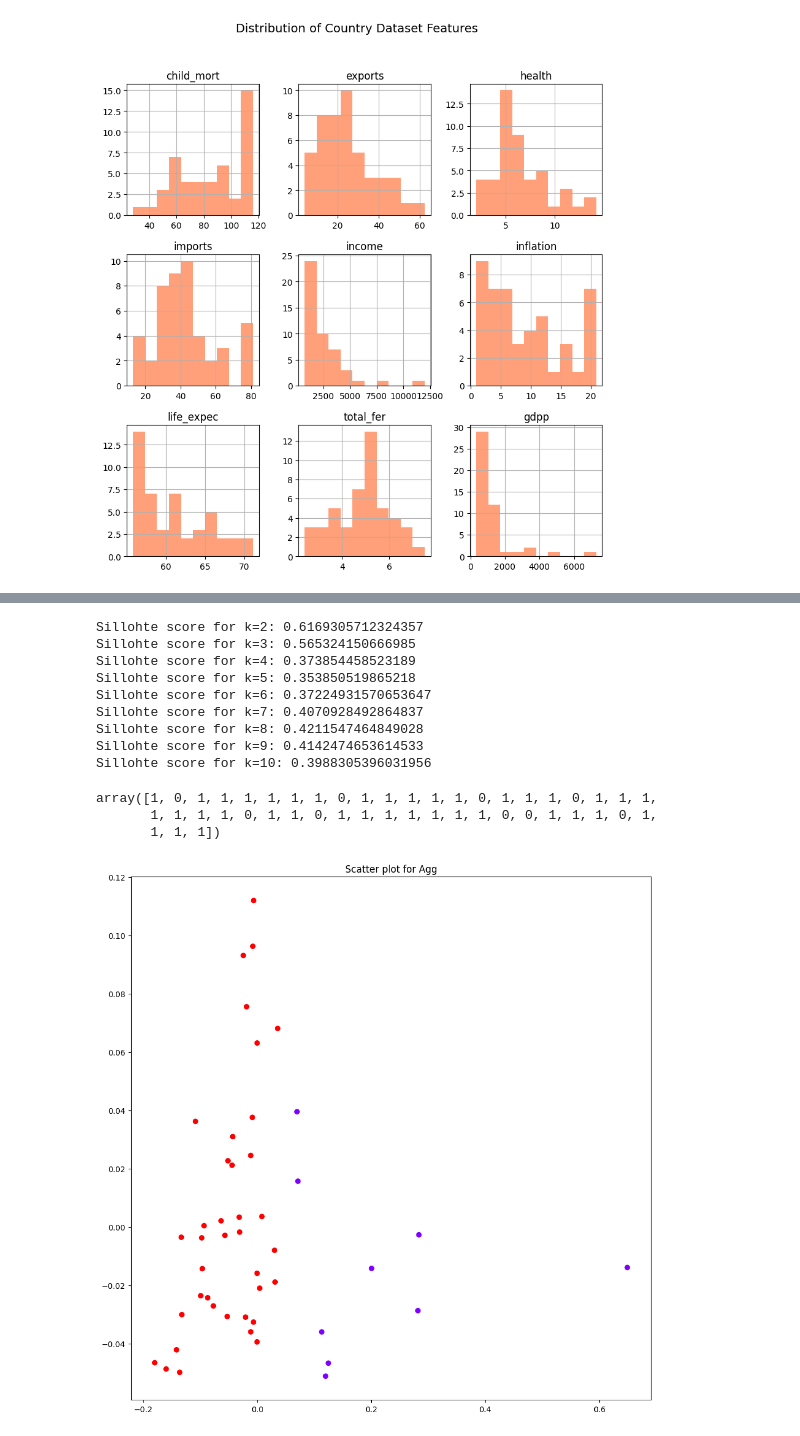
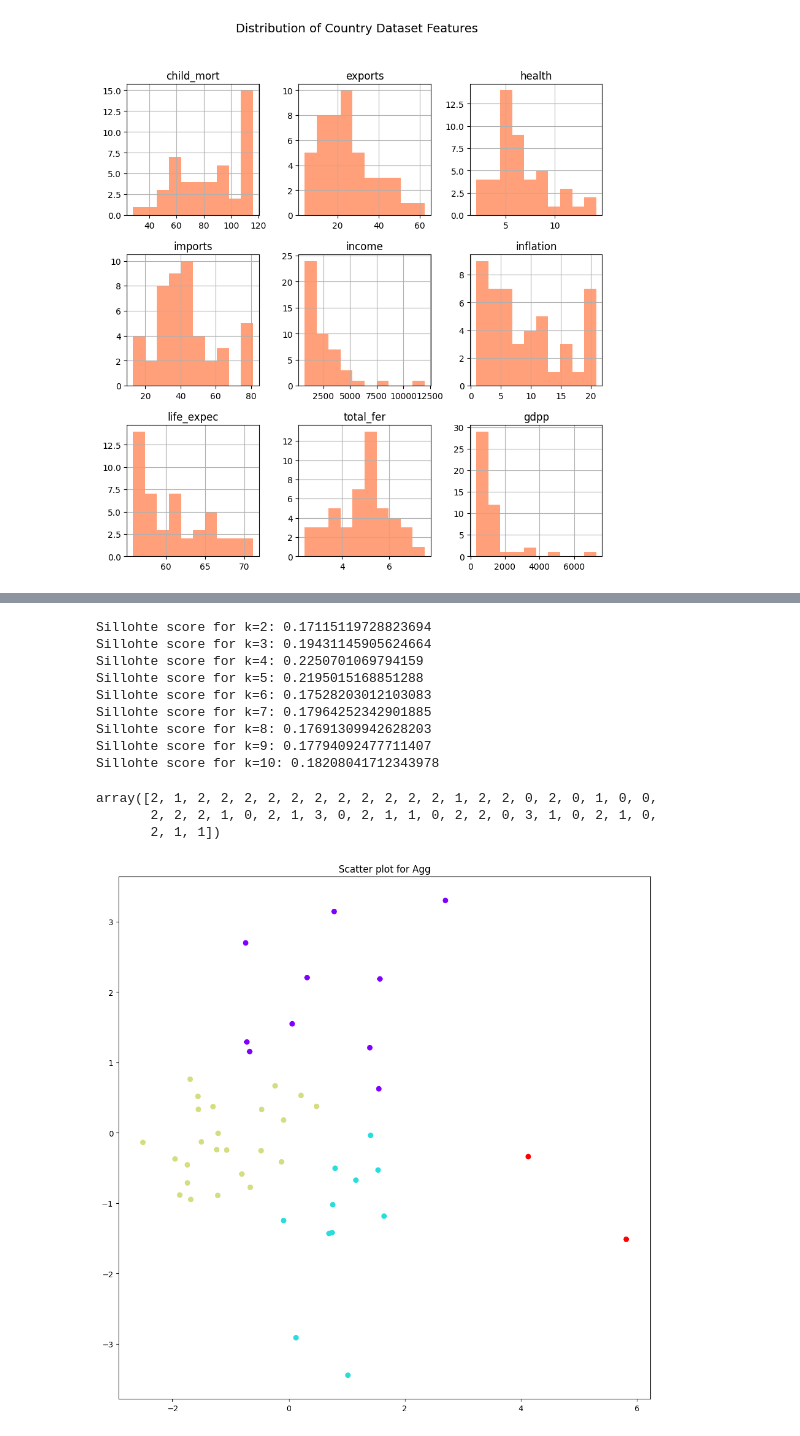
Before and after one commit to bytesbyt/ds_help_country, a Jupyter notebook: country.ipynb, the cells around one changed output, grey strips where cells are left out. Saved outputs shown, nothing was run; the diff lists cells and outputs as text; code cells hidden in the pictures.

Commit message:
Update hierartical cluster

```diff
--- a/country.ipynb
+++ b/country.ipynb
@@ -525,7 +534,9 @@ Hierartical Cluster of Cluster 1
 # %%
-# standardising the data
+# Standardising the data
+scaler = StandardScaler()
+
 features1 = cluster_1_df[['child_mort', 'exports', 'health', 'imports', 'income', 'inflation', 'life_expec', 'total_fer', 'gdpp']]
-data_norm = normalize(features1)
+data_norm = scaler.fit_transform(features1)
 data_norm = pd.DataFrame(data_norm, columns=features1.columns)
 data_norm.head()
 # %% [output]
@@ -560,34 +571,34 @@ for k in k_range:
     sil_score.append(score)
     print(f'Sillohte score for k={k}: {score}')
 # %% [output]
-Sillohte score for k=2: 0.6169305712324357
-Sillohte score for k=3: 0.565324150666985
-Sillohte score for k=4: 0.373854458523189
-Sillohte score for k=5: 0.353850519865218
-Sillohte score for k=6: 0.37224931570653647
-Sillohte score for k=7: 0.4070928492864837
-Sillohte score for k=8: 0.4211547464849028
-Sillohte score for k=9: 0.4142474653614533
-Sillohte score for k=10: 0.3988305396031956
+Sillohte score for k=2: 0.17115119728823694
+Sillohte score for k=3: 0.19431145905624664
+Sillohte score for k=4: 0.2250701069794159
+Sillohte score for k=5: 0.2195015168851288
+Sillohte score for k=6: 0.17528203012103083
+Sillohte score for k=7: 0.17964252342901885
+Sillohte score for k=8: 0.17691309942628203
+Sillohte score for k=9: 0.17794092477711407
+Sillohte score for k=10: 0.18208041712343978
 # %%
-# dimensionality reduction
+# Dimensionality reduction
 pca = PCA(n_components=2)
-reduced_data = pca.fit_transform(data_norm)
+reduced_data2 = pca.fit_transform(data_norm)
 # %%
-# agglomerative clustering
-clus = AgglomerativeClustering(n_clusters=2, metric= 'euclidean', linkage='ward')
-now = clus.fit_predict(reduced_data)
+# Agglomerative clustering
+clus = AgglomerativeClustering(n_clusters=4, metric= 'euclidean', linkage='ward')
+y_predicted2 = clus.fit_predict(reduced_data2)
-# %%
-now
-# %% [output]
-array([1, 0, 1, 1, 1, 1, 1, 1, 0, 1, 1, 1, 1, 1, 0, 1, 1, 1, 0, 1, 1, 1,
-       1, 1, 1, 1, 0, 1, 1, 0, 1, 1, 1, 1, 1, 1, 1, 0, 0, 1, 1, 1, 0, 1,
-       1, 1, 1])
+# %%
+y_predicted2
+# %% [output]
+array([2, 1, 2, 2, 2, 2, 2, 2, 2, 2, 2, 2, 2, 1, 2, 2, 0, 2, 0, 1, 0, 0,
+       2, 2, 2, 1, 0, 2, 1, 3, 0, 2, 1, 1, 0, 2, 2, 0, 3, 1, 0, 2, 1, 0,
+       2, 1, 1])
 # %%
 plt.figure(figsize=(10,10))
-plt.scatter(x=reduced_data[:, 0], y=reduced_data[:, 1], c=now, cmap='rainbow')
+plt.scatter(x=reduced_data2[:, 0], y=reduced_data2[:, 1], c=y_predicted2, cmap='rainbow')
 plt.title('Scatter plot for Agg')
 plt.tight_layout()
 plt.show()
 # %% [output]
-[figure, old version]
+[figure, new version]
```
Also changed, not shown: parts of 30 cells of this notebook, 7 other files.
